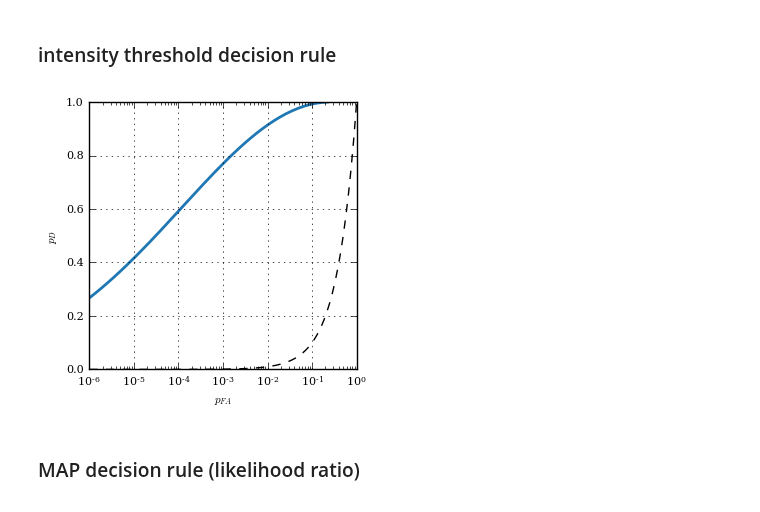
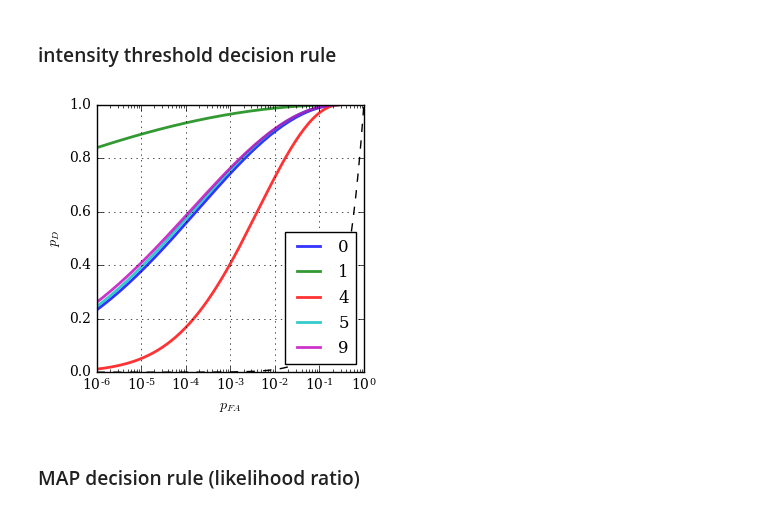
Before and after one commit to pvazteixeira/multibeam, a Jupyter notebook: dev/feature-mixture-model.ipynb, the cells around one changed output. Cells and saved outputs as stored; diff of their text form; code cells hidden in the pictures.

```diff
--- a/dev/feature-mixture-model.ipynb
+++ b/dev/feature-mixture-model.ipynb
@@ -335,31 +344,37 @@ plt.ylim([1e-5,1])
 # %% [markdown]
 ### intensity threshold decision rule
 # %%
+
 # ROC curve for intensity threshold decision rule
+plt.figure(figsize=(3.45,3.45))
+indices = (0,1,4,5,9)
 
-rcParams['font.size'] = 8
-rcParams['font.sans-serif'] = ['Latin Modern Math']
+for i in indices:
+    p_bg = pi1[i]/(1-pi2[i])
+    pmf_bg = background_pmf(x, p_bg, s1[i] )
+    pmf_o  = object_pmf(x, s2[i])
+    p_fa = 1 - np.cumsum(pmf_bg)
+    p_d  = 1 - np.cumsum(pmf_o)
 
-p_fa = 1 - np.cumsum(pmf_bg)
-p_d  = 1 - np.cumsum(pmf_o)
+#     plt.plot(p_fa,p_d,'-',color='#1f78b4',alpha=1.0,linewidth=2.0)
+    plt.plot(p_fa,p_d,'-',alpha=0.8,linewidth=2.0)
 
-plt.figure(figsize=(3.45,3.45))
-plt.plot(p_fa,p_d,'-',color='#1f78b4',alpha=1.0,linewidth=2.0)
+
 eq = np.logspace(-6,0,100)
 plt.plot(eq,eq,'--',color='k')
 
 plt.grid()
 plt.xlabel('$p_{FA}$')
 plt.ylabel('$p_{D}$')
 plt.axis('equal')
 plt.xlim([1e-6,1])
 plt.ylim([1e-6,1])
 plt.xscale('log')
-# plt.yscale('log')
-
+    # plt.yscale('log')
+plt.legend(('0','1','4','5','9'),loc=4)
 plt.savefig('roc_5.pdf',dpi=600,bbox_inches='tight',transparent=True,pad_inches=0.02) # no transparency on eps!
 # %% [output]
-[figure, old version]
+[figure, new version]
 # %% [markdown]
 ### MAP decision rule (likelihood ratio)
 # %%
```
Also changed, not shown: parts of 5 cells of this notebook, 1 other file.
